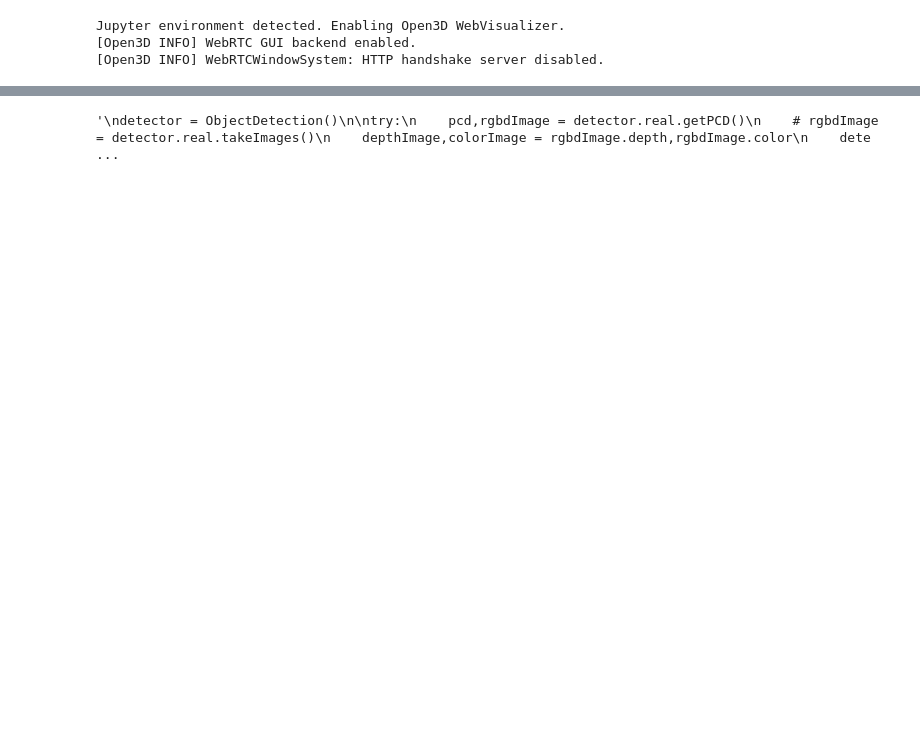
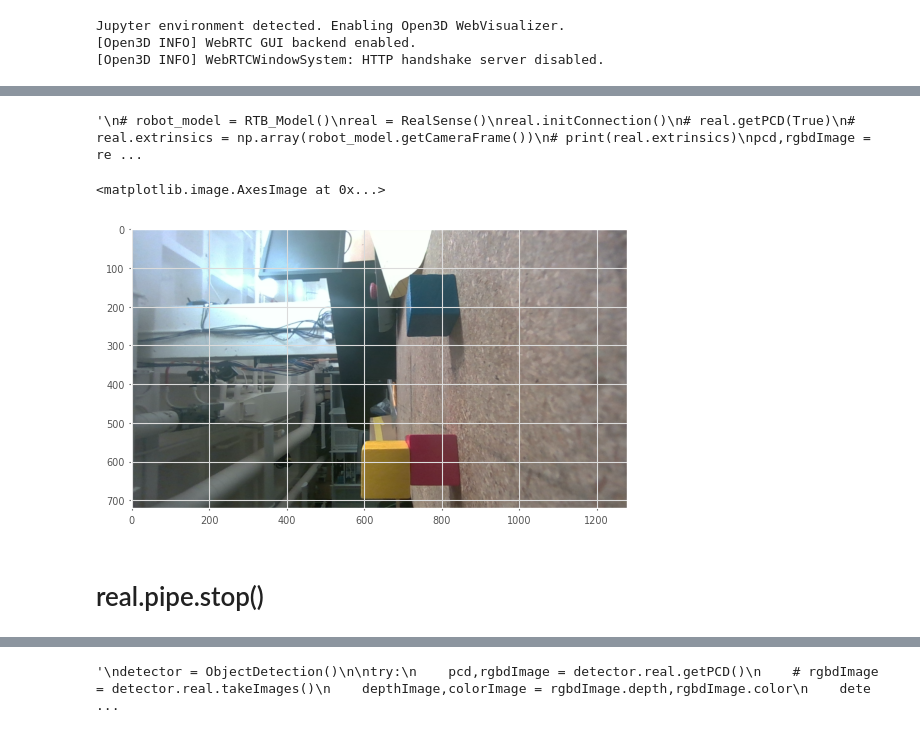
Before and after one commit to dylankrieg/Senior-Thesis, a Jupyter notebook: Final System/data-collection-feb-21.ipynb, the cells around one changed output, grey strips where cells are left out. Saved outputs shown, nothing was run; the diff lists cells and outputs as text; code cells hidden in the pictures; blank space fills up the shorter version.

```diff
--- a/Final System/data-collection-feb-21.ipynb
+++ b/Final System/data-collection-feb-21.ipynb
@@ -171,0 +130,10 @@ RTDEControlInterface: RTDE control script is not running!
+# %%
+# Call this once to intialize serial connections to ur and gripper
+# To list serial ports of the motor interface
+# $ python -m serial.tools.list_ports
+robotIP = "192.168.0.6"
+con = rtde_control.RTDEControlInterface(robotIP)
+rec = rtde_receive.RTDEReceiveInterface(robotIP)
+servoPort = "/dev/ttyACM0"
+gripperController = Motors(servoPort)
+gripperController.torquelimit(600)
@@ -300,11 +305,12 @@ class RealSense():
                                                 intrinsics.ppy)
 
 
-    def takeImages(self,saveImages=False):
+    def takeImages(self,saveImages=True):
         # returns Open3D RGBD Image
         # Sets class value for intrinsic parameters
         # Starting the pipeline based on the specified configuration
         pipe,config = self.pipe,self.config
+
         frames = pipe.wait_for_frames()
         depthFrame = frames.get_depth_frame() # pyrealsense2.depth_frame
         colorFrame = frames.get_color_frame()
@@ -327,10 +333,10 @@ class RealSense():
             depth_trunc = self.zMax,
             convert_rgb_to_intensity=False)
 
-        subFix = "Back" # append to end of file paths
+        subFix = "" # append to end of file paths
         if saveImages:
-            np.save(f"newRealsense/depthImage{subFix}",rawRGBDImage.depth)
-            np.save(f"newRealsense/colorImage{subFix}",rawRGBDImage.color)
+            np.save(f"depthImage{subFix}",rawRGBDImage.depth)
+            np.save(f"colorImage{subFix}",rawRGBDImage.color)
             colorIM = Image.fromarray(rawColorImage)
             colorIM.save(f"newRealsense/colorImage{subFix}.jpeg")
         return rawRGBDImage
@@ -424,16 +430,18 @@ class RealSense():
             pipe.stop()
 
 
+'''
 # robot_model = RTB_Model()
-# real = RealSense()
-# real.initConnection()
+real = RealSense()
+real.initConnection()
 # real.getPCD(True)
 # real.extrinsics = np.array(robot_model.getCameraFrame())
 # print(real.extrinsics)
-# pcd,rgbdImage = real.getPCD(True)
-# real.displayImages(rgbdImage)
+pcd,rgbdImage = real.getPCD(True)
+depthImage,colorImage = rgbdImage.depth,rgbdImage.color
+real.displayImages(colorImage,depthImage)
 # real.displayPCD(pcd)
-# real.pipe.stop()
+real.pipe.stop()
 
 # o3d.visualization.draw()
 # r.displayStream()
@@ -443,3 +451,9 @@ class RealSense():
 # depth_sensor = profile.get_device().first_depth_sensor()
 # print(
 # r.displayStream(pipe,config)
+'''
+# %% [output]
+'\n# robot_model = RTB_Model()\nreal = RealSense()\nreal.initConnection()\n# real.getPCD(True)\n# real.extrinsics = np.array(robot_model.getCameraFrame())\n# print(real.extrinsics)\npcd,rgbdImage = re ...
+# %%
+real = RealSense()
+real.initConnection()
@@ -446,3 +462,15 @@ class RealSense():
+# %%
+# Saving images for training data
+rgbdImage = real.takeImages(False)
+colorImg = np.array(rgbdImage.color)
+im = Image.fromarray(colorImg)
+im.save("scene5/scene5_image32'.jpg")
+plt.imshow(colorImg)
+# %% [output]
+<matplotlib.image.AxesImage at 0x...>
+[figure, added]
+# %% [markdown]
+# real.pipe.stop()
 # %%
 robot_model = RTB_Model()
 real = RealSense()
```
Also changed, not shown: parts of 19 cells of this notebook, 22 other files.
